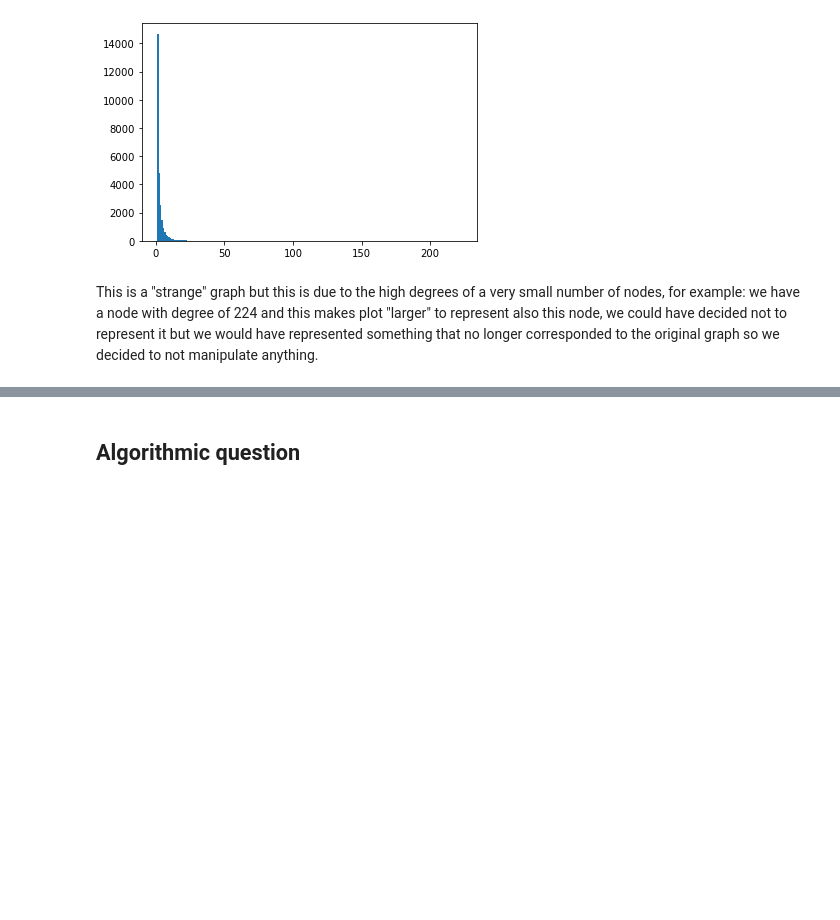
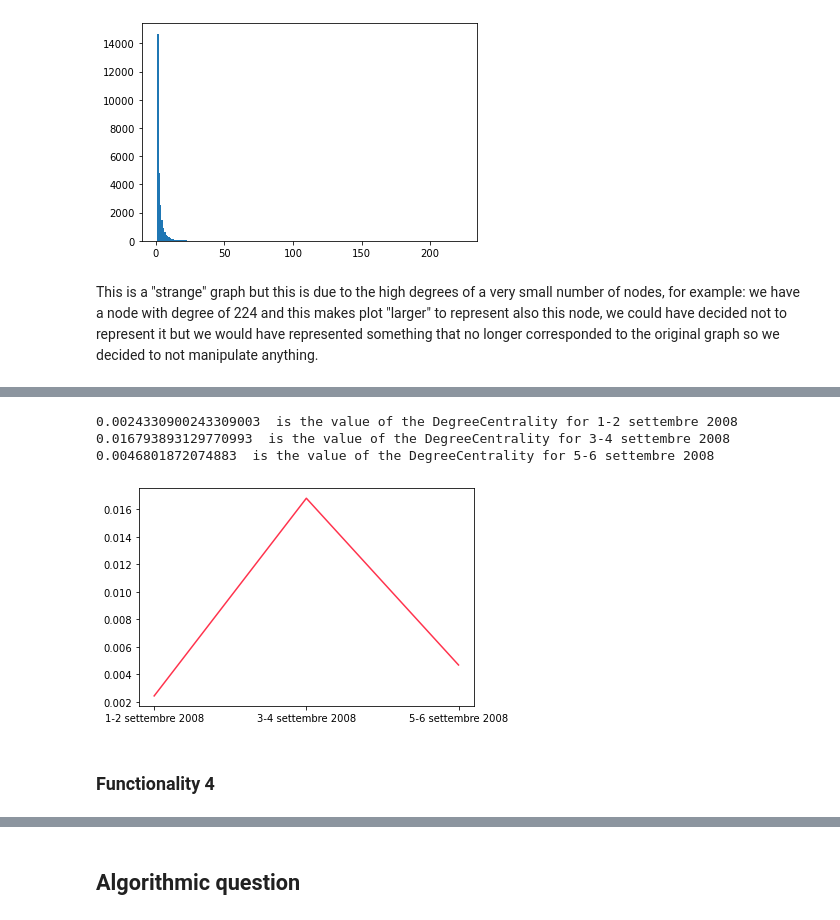
Before and after one commit to 1849300/ADM-HW5, a Jupyter notebook: main.ipynb, the cells around one changed output, grey strips where cells are left out. Drawn from its saved outputs; the diff is of its cells as text; code cells hidden in the pictures; blank space fills up the shorter version.

```diff
--- a/main.ipynb
+++ b/main.ipynb
@@ -61,0 +136,27 @@ graph.get_edge_data(fin[0][0], fin[0][1])
+# %%
+y = list()
+i = ft.fun2(3347, "2008-09-01", "2008-09-02", "DegreeCentrality")
+j = ft.fun2(3347, "2008-09-03", "2008-09-04", "DegreeCentrality")
+z = ft.fun2(3347, "2008-09-05", "2008-09-06", "DegreeCentrality")
+
+y.append(i)
+y.append(j)
+y.append(z)
+
+print(i, " is the value of the DegreeCentrality for 1-2 settembre 2008")
+print(j, " is the value of the DegreeCentrality for 3-4 settembre 2008")
+print(z, " is the value of the DegreeCentrality for 5-6 settembre 2008")
+
+
+fig = plt.figure()
+ax = plt.axes()
+
+x = ["1-2 settembre 2008", "3-4 settembre 2008", "5-6 settembre 2008"]
+ax.plot(x, y, color = (1.0,0.2,0.3));
+# %% [output]
+0.0024330900243309003  is the value of the DegreeCentrality for 1-2 settembre 2008
+0.016793893129770993  is the value of the DegreeCentrality for 3-4 settembre 2008
+0.0046801872074883  is the value of the DegreeCentrality for 5-6 settembre 2008
+[figure, added]
+# %% [markdown]
+### Functionality 4
```
Also changed, not shown: parts of 18 cells of this notebook, 2 other files.
